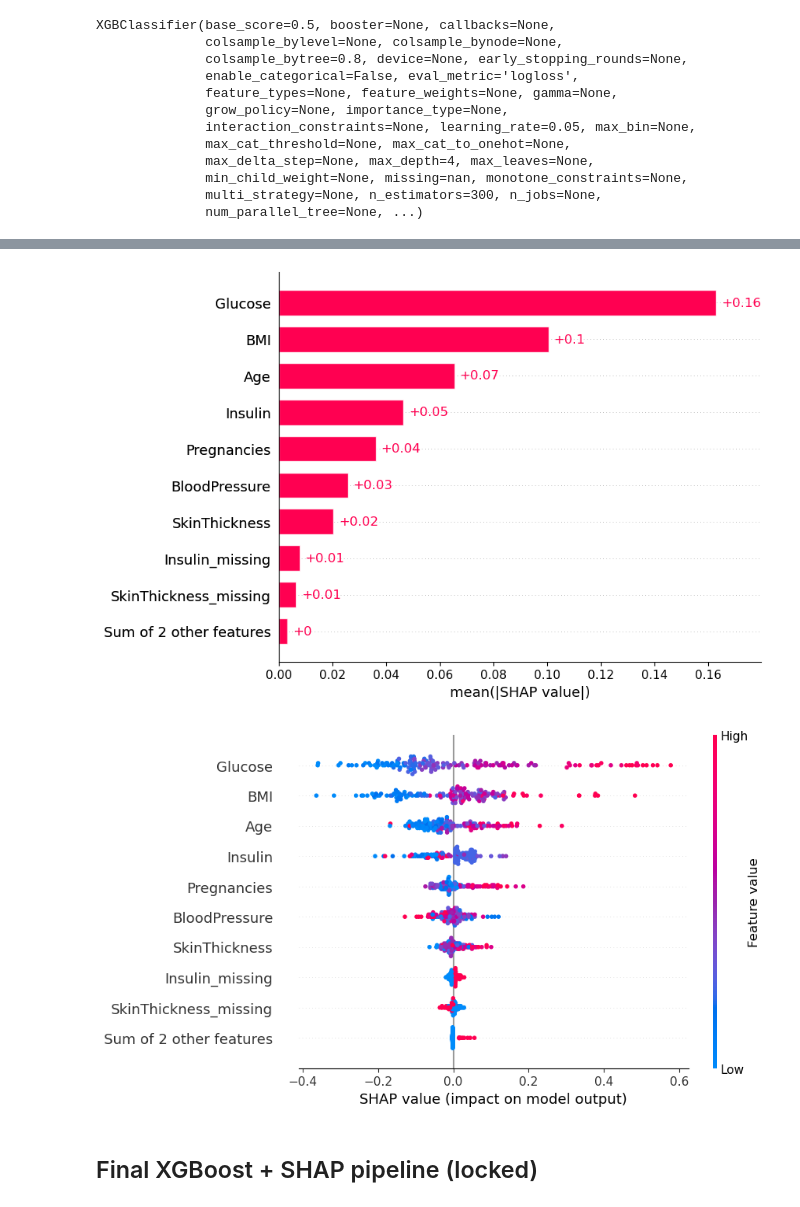
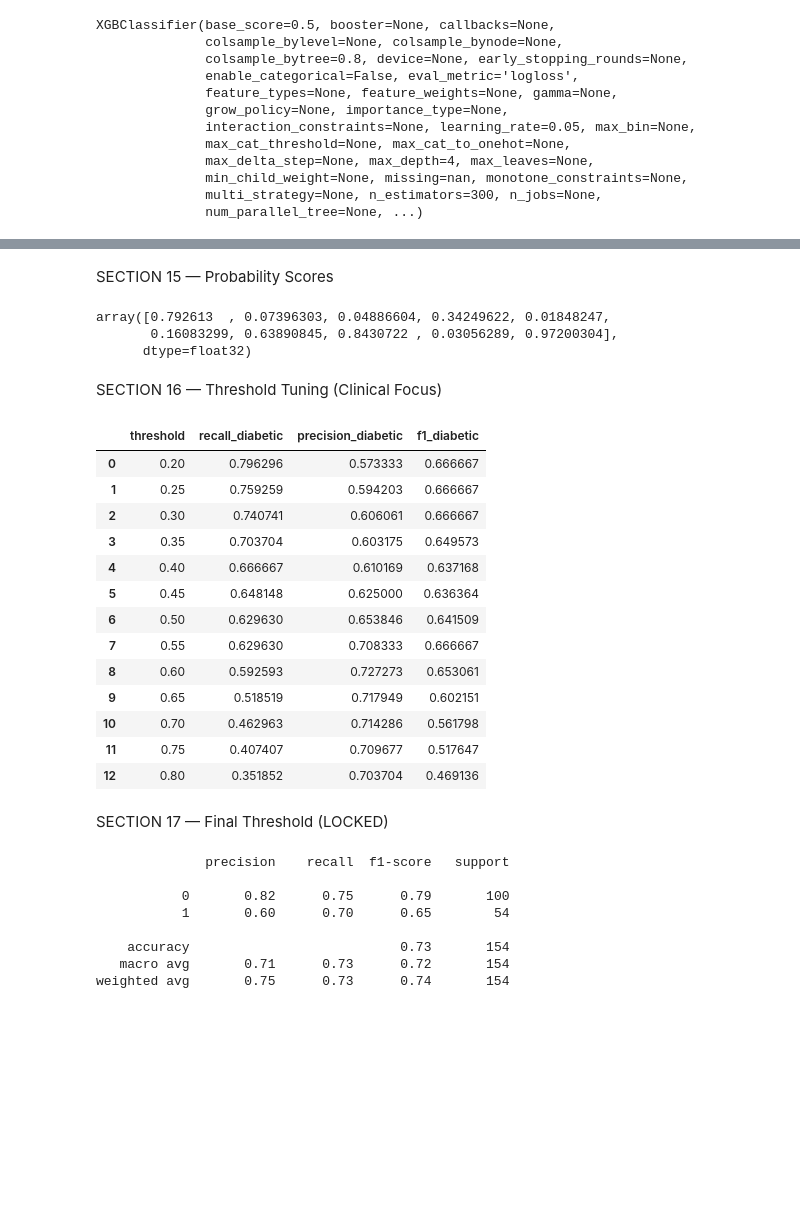
Before and after one commit to Hancynixon/AgentXHealth, a Jupyter notebook: notebooks/02_agent_testing.ipynb, the cells around one changed output, grey strips where cells are left out. Saved outputs shown, nothing was run; the diff lists cells and outputs as text; code cells hidden in the pictures; blank space fills up the shorter version.

```diff
--- a/notebooks/02_agent_testing.ipynb
+++ b/notebooks/02_agent_testing.ipynb
@@ -251,8 +262,62 @@ shap_values = explainer(X_test)
-# %%
-shap.plots.bar(shap_values)
-shap.plots.beeswarm(shap_values)
-# %% [output]
-[figure, removed]
-[figure, removed]
-# %% [markdown]
-## Final XGBoost + SHAP pipeline (locked)
+# %% [markdown]
+SECTION 15 — Probability Scores
+# %%
+y_proba_xgb = xgb_model.predict_proba(X_test)[:, 1]
+y_proba_xgb[:10]
+# %% [output]
+array([0.792613  , 0.07396303, 0.04886604, 0.34249622, 0.01848247,
+       0.16083299, 0.63890845, 0.8430722 , 0.03056289, 0.97200304],
+      dtype=float32)
+# %% [markdown]
+SECTION 16 — Threshold Tuning (Clinical Focus)
+# %%
+from sklearn.metrics import classification_report
+
+thresholds = np.arange(0.2, 0.8, 0.05)
+results = []
+
+for t in thresholds:
+    y_pred_t = (y_proba_xgb >= t).astype(int)
+    report = classification_report(y_test, y_pred_t, output_dict=True)
+
+    results.append({
+        "threshold": t,
+        "recall_diabetic": report["1"]["recall"],
+        "precision_diabetic": report["1"]["precision"],
+        "f1_diabetic": report["1"]["f1-score"]
+    })
+
+threshold_df = pd.DataFrame(results)
+threshold_df
+# %% [output]
+|  | threshold | recall_diabetic | precision_diabetic | f1_diabetic |
+| 0 | 0.20 | 0.796296 | 0.573333 | 0.666667 |
+| 1 | 0.25 | 0.759259 | 0.594203 | 0.666667 |
+| 2 | 0.30 | 0.740741 | 0.606061 | 0.666667 |
+| 3 | 0.35 | 0.703704 | 0.603175 | 0.649573 |
+| 4 | 0.40 | 0.666667 | 0.610169 | 0.637168 |
+| 5 | 0.45 | 0.648148 | 0.625000 | 0.636364 |
+| 6 | 0.50 | 0.629630 | 0.653846 | 0.641509 |
+| 7 | 0.55 | 0.629630 | 0.708333 | 0.666667 |
+| 8 | 0.60 | 0.592593 | 0.727273 | 0.653061 |
+| 9 | 0.65 | 0.518519 | 0.717949 | 0.602151 |
+| 10 | 0.70 | 0.462963 | 0.714286 | 0.561798 |
+| 11 | 0.75 | 0.407407 | 0.709677 | 0.517647 |
+| 12 | 0.80 | 0.351852 | 0.703704 | 0.469136 |
+# %% [markdown]
+SECTION 17 — Final Threshold (LOCKED)
+# %%
+FINAL_THRESHOLD = 0.35
+
+y_pred_final = (y_proba_xgb >= FINAL_THRESHOLD).astype(int)
+
+print(classification_report(y_test, y_pred_final))
+# %% [output]
+              precision    recall  f1-score   support
+
+           0       0.82      0.75      0.79       100
+           1       0.60      0.70      0.65        54
+
+    accuracy                           0.73       154
+   macro avg       0.71      0.73      0.72       154
+weighted avg       0.75      0.73      0.74       154
```
Also changed, not shown: parts of 35 cells of this notebook.
